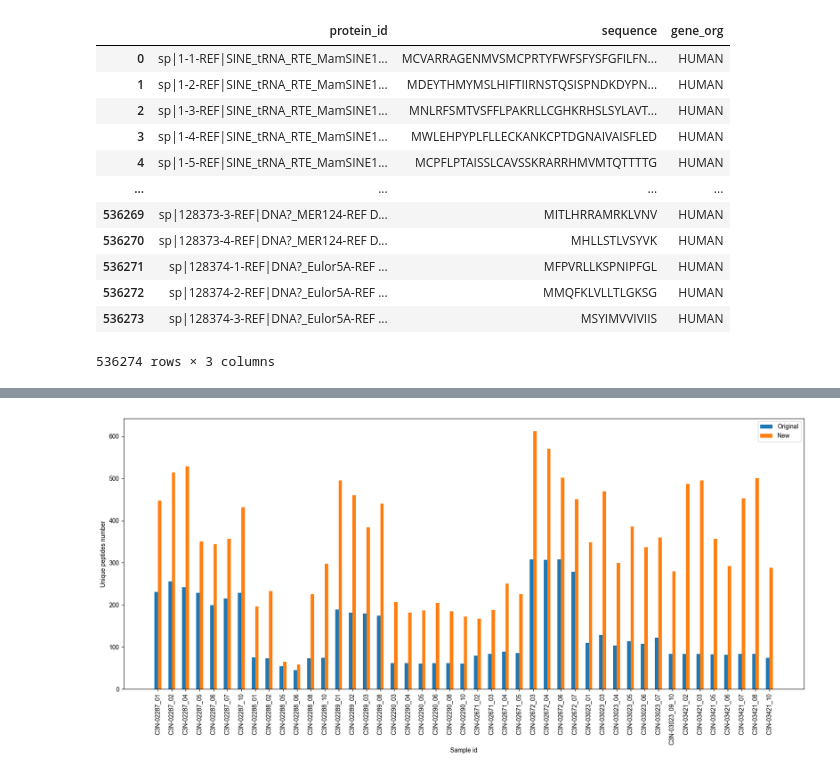
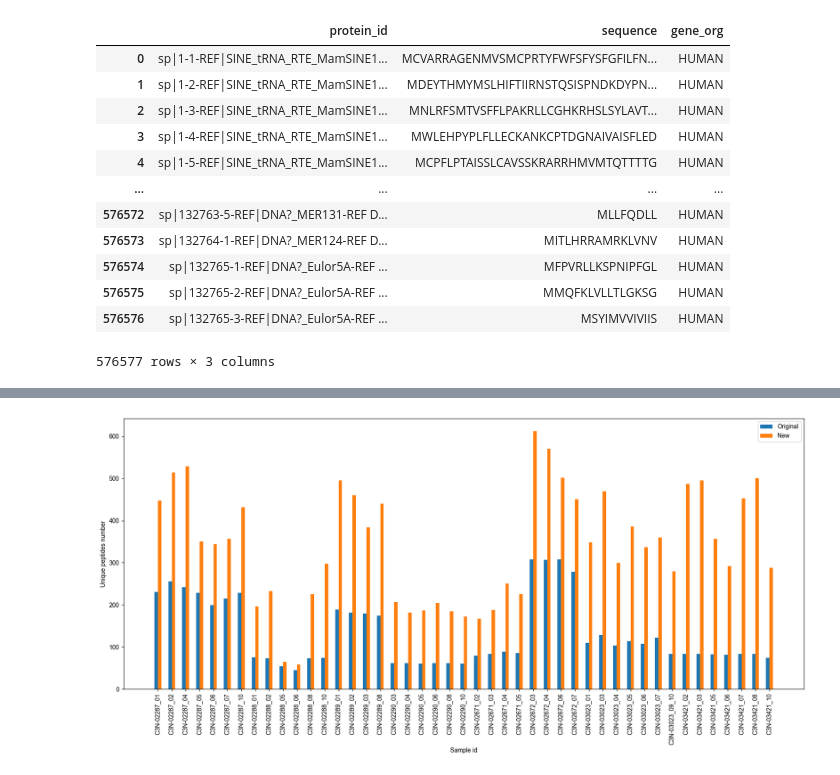
Before and after one commit to FennOmix/FennOmix.MHC, a Jupyter notebook: nbs/mhc/2-9.DIA_non-canonical_result_statistics.ipynb, the cells around one changed output, grey strips where cells are left out. Cells and saved outputs as stored; diff of their text form; code cells hidden in the pictures.

```diff
--- a/nbs/mhc/2-9.DIA_non-canonical_result_statistics.ipynb
+++ b/nbs/mhc/2-9.DIA_non-canonical_result_statistics.ipynb
@@ -1,6 +1,6 @@
 # %%
 import pandas as pd
 
-nc_summary_df = pd.read_excel("~/Desktop/hla/test_cjt/data/PXD034772/DIA-non-canonical/dia_non-canonical_result_compare.xlsx")
+nc_summary_df = pd.read_excel("data/PXD034772/DIA-non-canonical/dia_non-canonical_result_compare.xlsx")
 nc_summary_df
 # %% [output]
@@ -38,39 +38,39 @@ sample_list
 from alphabase.protein import fasta
 fasta_list = {}
 for sample_id in sample_list:
     protein_id_list = []
     protein_sequence_list = []
-    f = open(f"/Users/chengjintao/Desktop/hla/test_cjt/data/PXD034772/ori_fasta/{sample_id}.fasta", 'r')
+    f = open(f"data/PXD034772/ori_fasta/{sample_id}.fasta", 'r')
     text = f.readlines()
     for line in text:
         if ">" in line:
             protein_id_list.append(line.split(">")[1].split("\n")[0])
             protein_sequence_list.append("")
         else:
             protein_sequence_list[-1] += line.replace("\n", "")
     f.close()
     protein_df = pd.DataFrame(
         {
             "protein_id":protein_id_list,
             "sequence":protein_sequence_list,
             "gene_org":"HUMAN"
         }
     )
     fasta_list[sample_id] = protein_df
 fasta_list[sample_list[0]]
 # %% [output]
 |  | protein_id | sequence | gene_org |
 | 0 | sp|1-1-REF|SINE_tRNA_RTE_MamSINE1... | MCVARRAGENMVSMCPRTYFWFSFYSFGFILFN... | HUMAN |
 | 1 | sp|1-2-REF|SINE_tRNA_RTE_MamSINE1... | MDEYTHMYMSLHIFTIIRNSTQSISPNDKDYPN... | HUMAN |
 | 2 | sp|1-3-REF|SINE_tRNA_RTE_MamSINE1... | MNLRFSMTVSFFLPAKRLLCGHKRHSLSYLAVT... | HUMAN |
 | 3 | sp|1-4-REF|SINE_tRNA_RTE_MamSINE1... | MWLEHPYPLFLLECKANKCPTDGNAIVAISFLED | HUMAN |
 | 4 | sp|1-5-REF|SINE_tRNA_RTE_MamSINE1... | MCPFLPTAISSLCAVSSKRARRHMVMTQTTTTG | HUMAN |
 | ... | ... | ... | ... |
-| 536269 | sp|128373-3-REF|DNA?_MER124-REF D... | MITLHRRAMRKLVNV | HUMAN |
-| 536270 | sp|128373-4-REF|DNA?_MER124-REF D... | MHLLSTLVSYVK | HUMAN |
-| 536271 | sp|128374-1-REF|DNA?_Eulor5A-REF ... | MFPVRLLKSPNIPFGL | HUMAN |
-| 536272 | sp|128374-2-REF|DNA?_Eulor5A-REF ... | MMQFKLVLLTLGKSG | HUMAN |
-| 536273 | sp|128374-3-REF|DNA?_Eulor5A-REF ... | MSYIMVVIVIIS | HUMAN |
+| 576572 | sp|132763-5-REF|DNA?_MER131-REF D... | MLLFQDLL | HUMAN |
+| 576573 | sp|132764-1-REF|DNA?_MER124-REF D... | MITLHRRAMRKLVNV | HUMAN |
+| 576574 | sp|132765-1-REF|DNA?_Eulor5A-REF ... | MFPVRLLKSPNIPFGL | HUMAN |
+| 576575 | sp|132765-2-REF|DNA?_Eulor5A-REF ... | MMQFKLVLLTLGKSG | HUMAN |
+| 576576 | sp|132765-3-REF|DNA?_Eulor5A-REF ... | MSYIMVVIVIIS | HUMAN |
-536274 rows × 3 columns
+576577 rows × 3 columns
 # %%
 files = []
```
Also changed, not shown: parts of 6 cells of this notebook, 4 other files.
